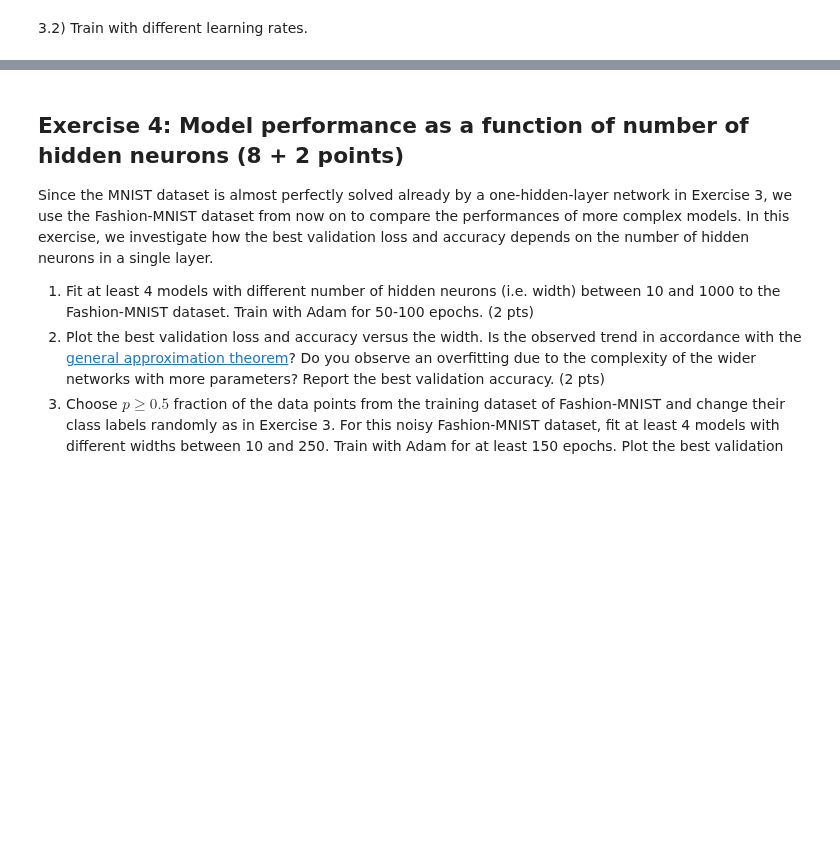
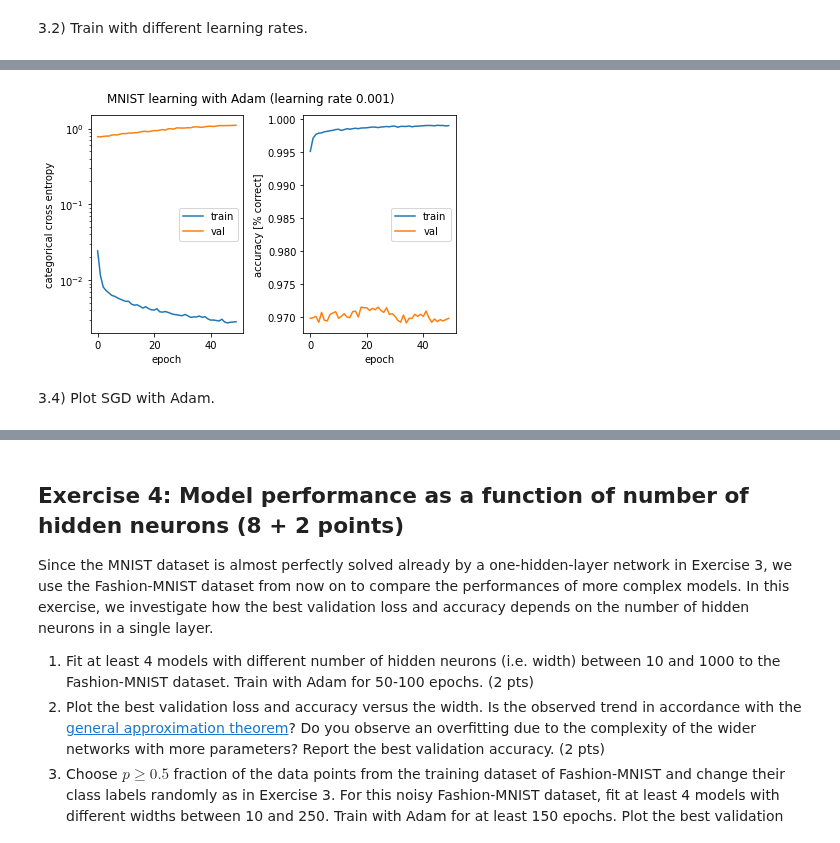
Before and after one commit to jan-kreischer/EPFL_ANN, a Jupyter notebook: miniproject2_Adrien.ipynb, the cells around one changed output, grey strips where cells are left out. Drawn from its saved outputs; the diff is of its cells as text; code cells hidden in the pictures; blank space fills up the shorter version.

```diff
--- a/miniproject2_Adrien.ipynb
+++ b/miniproject2_Adrien.ipynb
@@ -465,3 +458,14 @@ Epoch 00050: val_loss did not improve from 0.97196
+# %%
+model.reset_states()
+adam_lr = 0.001
+model.compile(optimizer=Adam(learning_rate=adam_lr), loss='categorical_crossentropy', metrics=["accuracy"])
+history_adam = model.fit(x_mnist_train, y_mnist_train_one_hot, validation_data=(x_mnist_test, y_mnist_test_one_hot), epochs=50, verbose=0)
+# %%
+plot_history(history_adam, "MNIST learning with Adam (learning rate {0})".format(adam_lr));
+# %% [output]
+[figure, added]
+# %% [markdown]
+3.4) Plot SGD with Adam.
 # %%
 # This plotting routine might help you ...
 def comparison_plot(history_sgd, history_adam, label1, label2, title):
```
Also changed, not shown: parts of 15 cells of this notebook.
